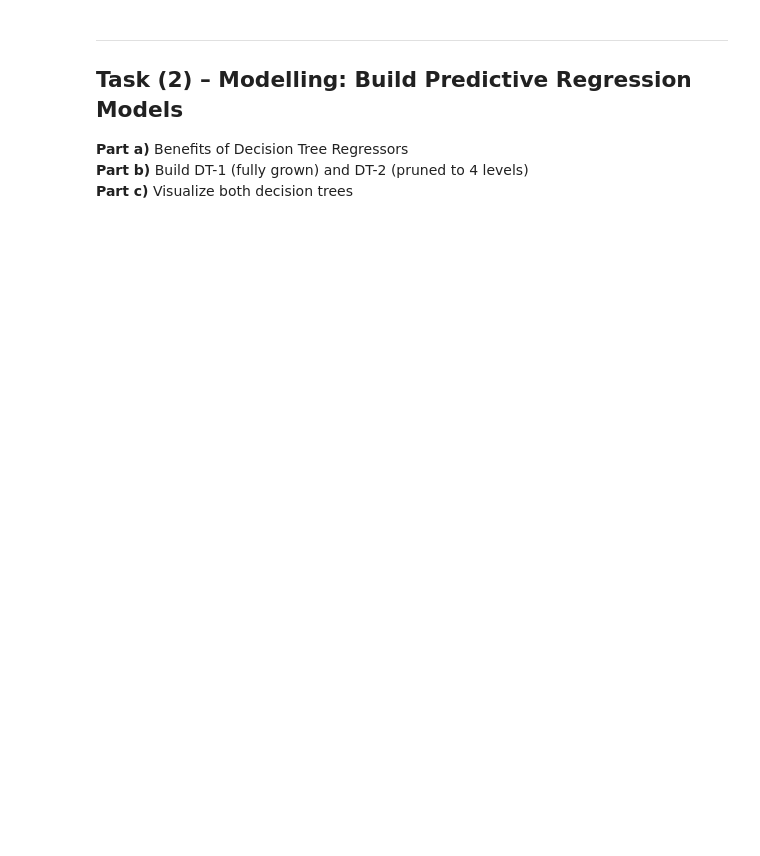
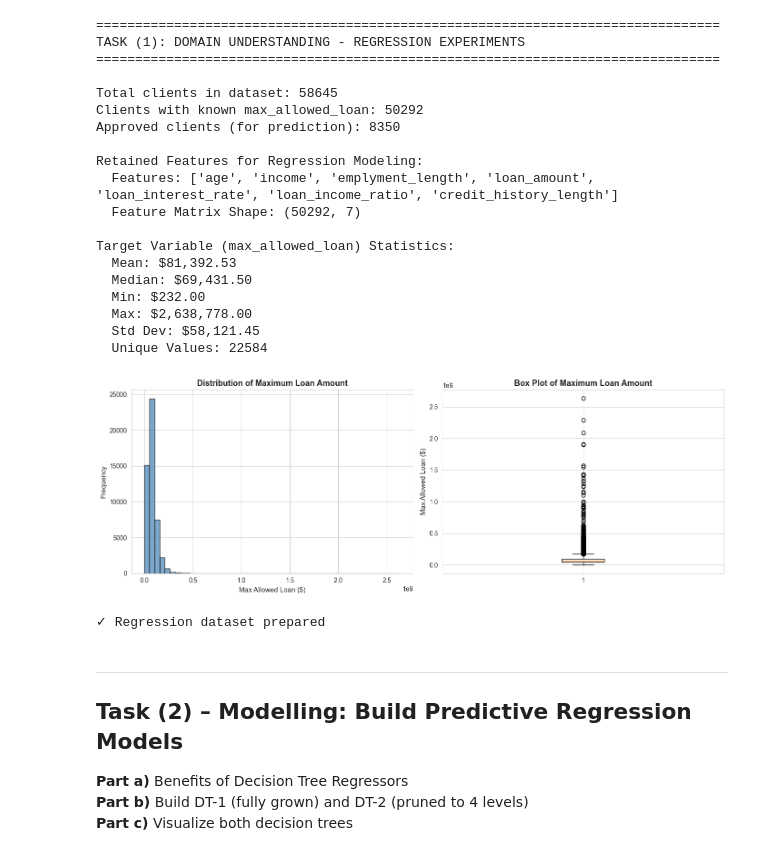
Before and after one commit to SudamPabasara/ML-DM_CW_w2120678, a Jupyter notebook: notebooks/Notebook_3_Regression_Modelling.ipynb, the cells around one changed output. Drawn from its saved outputs; the diff is of its cells as text; code cells hidden in the pictures; blank space fills up the shorter version.

```diff
--- a/notebooks/Notebook_3_Regression_Modelling.ipynb
+++ b/notebooks/Notebook_3_Regression_Modelling.ipynb
@@ -72,32 +382,80 @@ Prepare regression dataset for approved clients only.
 # %%
+
 print("=" * 80)
 print("TASK (1): DOMAIN UNDERSTANDING - REGRESSION EXPERIMENTS")
 print("=" * 80)
 
-# Filter for approved loans only
-approved_mask = df_processed['loan_approval_status'] == 1
-df_approved = df_processed[approved_mask].copy()
+# Load raw data directly for regression analysis
+df_raw = pd.read_csv('../loan_approval_data.csv')
+print(f"\nTotal clients in dataset: {len(df_raw)}")
 
-print(f"\nApproved loan applicants: {len(df_approved)} out of {len(df_processed)}")
-print(f"Approval rate: {len(df_approved)/len(df_processed)*100:.2f}%")
+# For regression: use clients with known max_allowed_loan > 0
+# These are clients where the bank determined a maximum loan amount
+df_regression = df_raw[df_raw['max_allowed_loan'] > 0].copy()
+print(f"Clients with known max_allowed_loan: {len(df_regression)}")
 
-# Prepare features and target for regression
-X_lending = df_approved.drop(['id', 'loan_approval_status', 'max_allowed_loan'], axis=1)
-y_lending = df_approved['max_allowed_loan']
+# Separate approved clients for final prediction
+df_approved = df_raw[df_raw['loan_approval_status'] == 1].copy()
+print(f"Approved clients (for prediction): {len(df_approved)}")
+
+# Prepare features - drop non-predictive columns and categorical strings
+# Keep only numeric features for regression
+features_to_drop = ['id', 'loan_approval_status', 'max_allowed_loan',
+                     'home_ownership', 'loan_intent', 'payment_default_on_file']
+
+X_lending = df_regression.drop(features_to_drop, axis=1)
+y_lending = df_regression['max_allowed_loan']
 
 print(f"\nRetained Features for Regression Modeling:")
-print(f"  {list(X_lending.columns)}")
-
-print(f"\nRegression Dataset Dimensions:")
-print(f"  Features (X): {X_lending.shape}")
-print(f"  Target (y): {y_lending.shape}")
-
-print(f"\nTarget Variable Statistics:")
+print(f"  Features: {list(X_lending.columns)}")
+print(f"  Feature Matrix Shape: {X_lending.shape}")
+print(f"\nTarget Variable (max_allowed_loan) Statistics:")
 print(f"  Mean: ${y_lending.mean():,.2f}")
 print(f"  Median: ${y_lending.median():,.2f}")
 print(f"  Min: ${y_lending.min():,.2f}")
 print(f"  Max: ${y_lending.max():,.2f}")
 print(f"  Std Dev: ${y_lending.std():,.2f}")
+print(f"  Unique Values: {y_lending.nunique()}")
+
+# Target distribution visualization
+fig, axes = plt.subplots(1, 2, figsize=(14, 5))
+
+axes[0].hist(y_lending, bins=50, color='steelblue', edgecolor='black', alpha=0.7)
+axes[0].set_title('Distribution of Maximum Loan Amount', fontsize=13, fontweight='bold')
+axes[0].set_xlabel('Max Allowed Loan ($)', fontsize=11)
+axes[0].set_ylabel('Frequency', fontsize=11)
+
+axes[1].boxplot(y_lending, vert=True)
+axes[1].set_title('Box Plot of Maximum Loan Amount', fontsize=13, fontweight='bold')
+axes[1].set_ylabel('Max Allowed Loan ($)', fontsize=11)
+
+plt.tight_layout()
+plt.savefig('../target_distribution_regression.png', dpi=300, bbox_inches='tight')
+plt.show()
+
+print("\n✓ Regression dataset prepared")
+# %% [output]
+================================================================================
+TASK (1): DOMAIN UNDERSTANDING - REGRESSION EXPERIMENTS
+================================================================================
+
+Total clients in dataset: 58645
+Clients with known max_allowed_loan: 50292
+Approved clients (for prediction): 8350
+
+Retained Features for Regression Modeling:
+  Features: ['age', 'income', 'emplyment_length', 'loan_amount', 'loan_interest_rate', 'loan_income_ratio', 'credit_history_length']
+  Feature Matrix Shape: (50292, 7)
+
+Target Variable (max_allowed_loan) Statistics:
+  Mean: $81,392.53
+  Median: $69,431.50
+  Min: $232.00
+  Max: $2,638,778.00
+  Std Dev: $58,121.45
+  Unique Values: 22584
+[figure, added]
+✓ Regression dataset prepared
 # %% [markdown]
 ---
 
```
Also changed, not shown: parts of 32 cells of this notebook, 27 other files.
